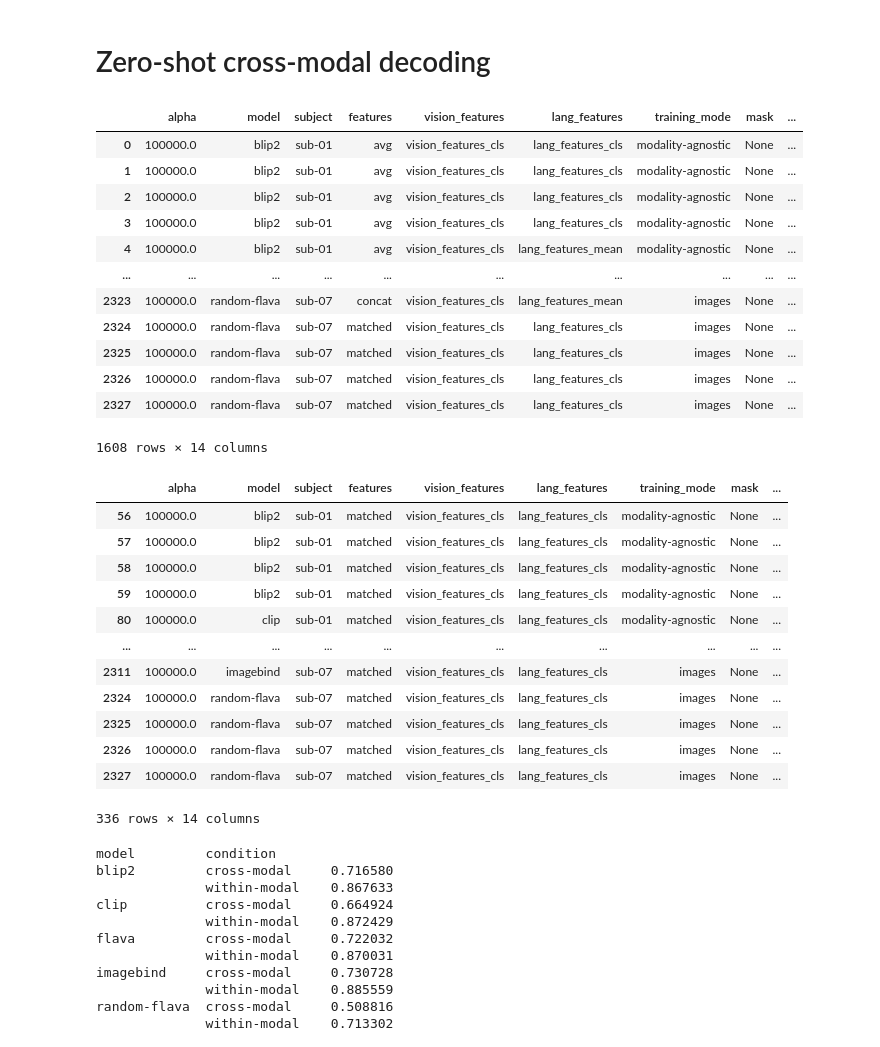
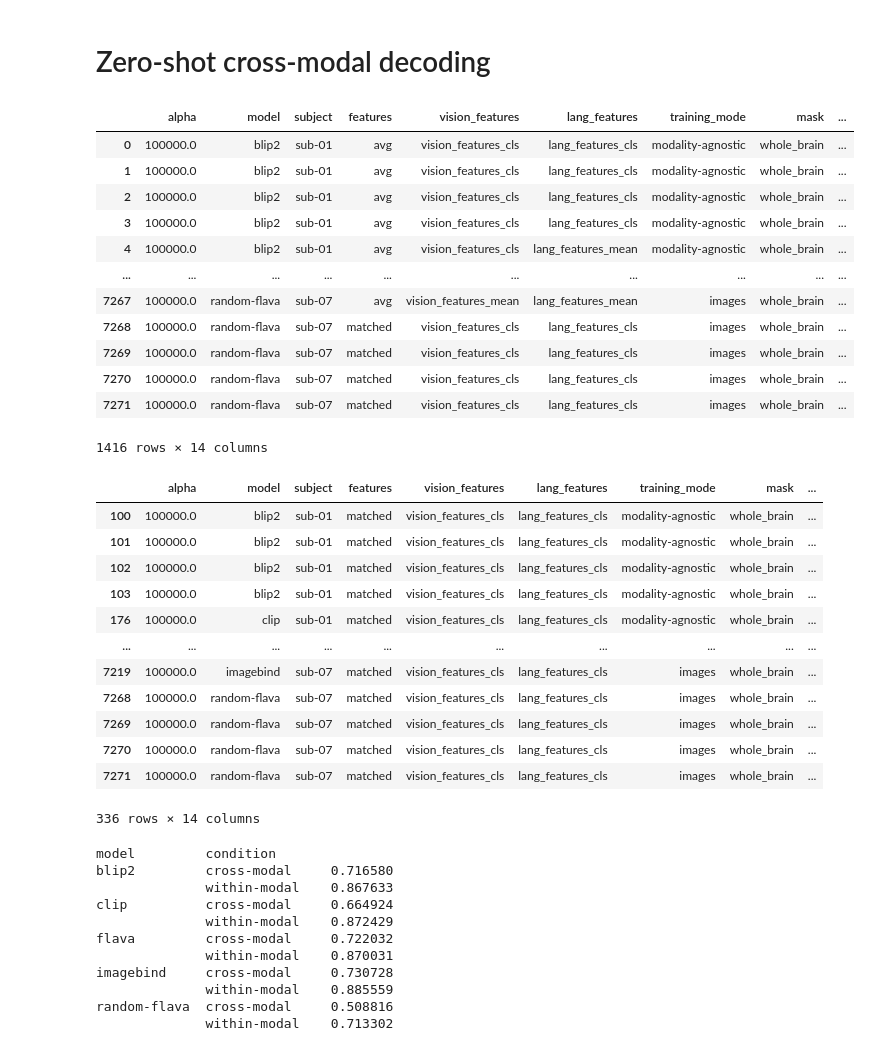
Before and after one commit to mitjanikolaus/multimodal_decoding, a Jupyter notebook: notebooks/zero_shot_cross_modal_decoding.ipynb, the cells around one changed output. Cells and saved outputs as stored; diff of their text form; code cells hidden in the pictures.

```diff
--- a/notebooks/zero_shot_cross_modal_decoding.ipynb
+++ b/notebooks/zero_shot_cross_modal_decoding.ipynb
@@ -18,28 +18,28 @@ from notebook_utils import add_avg_subject, create_result_graph, plot_metric_cat
 # Zero-shot cross-modal decoding
 # %%
 models = ["random-flava", "clip", "flava", "imagebind", "blip2"]
-all_data = load_results_data(models)
+all_data = load_results_data(models, recompute_acc_scores=False)
 # %%
 data_models = all_data.copy()
 
-data_models = data_models[pd.isna(data_models["mask"])]
+data_models = data_models[data_models["mask"] == "whole_brain"]
 data_models = data_models[data_models.surface == False]
 
 data_models
 # %% [output]
 |  | alpha | model | subject | features | vision_features | lang_features | training_mode | mask | ... |
-| 0 | 100000.0 | blip2 | sub-01 | avg | vision_features_cls | lang_features_cls | modality-agnostic | None | ... |
-| 1 | 100000.0 | blip2 | sub-01 | avg | vision_features_cls | lang_features_cls | modality-agnostic | None | ... |
-| 2 | 100000.0 | blip2 | sub-01 | avg | vision_features_cls | lang_features_cls | modality-agnostic | None | ... |
-| 3 | 100000.0 | blip2 | sub-01 | avg | vision_features_cls | lang_features_cls | modality-agnostic | None | ... |
-| 4 | 100000.0 | blip2 | sub-01 | avg | vision_features_cls | lang_features_mean | modality-agnostic | None | ... |
+| 0 | 100000.0 | blip2 | sub-01 | avg | vision_features_cls | lang_features_cls | modality-agnostic | whole_brain | ... |
+| 1 | 100000.0 | blip2 | sub-01 | avg | vision_features_cls | lang_features_cls | modality-agnostic | whole_brain | ... |
+| 2 | 100000.0 | blip2 | sub-01 | avg | vision_features_cls | lang_features_cls | modality-agnostic | whole_brain | ... |
+| 3 | 100000.0 | blip2 | sub-01 | avg | vision_features_cls | lang_features_cls | modality-agnostic | whole_brain | ... |
+| 4 | 100000.0 | blip2 | sub-01 | avg | vision_features_cls | lang_features_mean | modality-agnostic | whole_brain | ... |
 | ... | ... | ... | ... | ... | ... | ... | ... | ... | ... |
-| 2323 | 100000.0 | random-flava | sub-07 | concat | vision_features_cls | lang_features_mean | images | None | ... |
-| 2324 | 100000.0 | random-flava | sub-07 | matched | vision_features_cls | lang_features_cls | images | None | ... |
-| 2325 | 100000.0 | random-flava | sub-07 | matched | vision_features_cls | lang_features_cls | images | None | ... |
-| 2326 | 100000.0 | random-flava | sub-07 | matched | vision_features_cls | lang_features_cls | images | None | ... |
-| 2327 | 100000.0 | random-flava | sub-07 | matched | vision_features_cls | lang_features_cls | images | None | ... |
+| 7267 | 100000.0 | random-flava | sub-07 | avg | vision_features_mean | lang_features_mean | images | whole_brain | ... |
+| 7268 | 100000.0 | random-flava | sub-07 | matched | vision_features_cls | lang_features_cls | images | whole_brain | ... |
+| 7269 | 100000.0 | random-flava | sub-07 | matched | vision_features_cls | lang_features_cls | images | whole_brain | ... |
+| 7270 | 100000.0 | random-flava | sub-07 | matched | vision_features_cls | lang_features_cls | images | whole_brain | ... |
+| 7271 | 100000.0 | random-flava | sub-07 | matched | vision_features_cls | lang_features_cls | images | whole_brain | ... |
-1608 rows × 14 columns
+1416 rows × 14 columns
 # %%
 data_cls_feats = data_models.copy()
 for model in all_data.model.unique():
@@ -49,17 +49,17 @@ data_matched_feats = data_cls_feats[data_cls_feats.features == "matched"]
 data_matched_feats
 # %% [output]
 |  | alpha | model | subject | features | vision_features | lang_features | training_mode | mask | ... |
-| 56 | 100000.0 | blip2 | sub-01 | matched | vision_features_cls | lang_features_cls | modality-agnostic | None | ... |
-| 57 | 100000.0 | blip2 | sub-01 | matched | vision_features_cls | lang_features_cls | modality-agnostic | None | ... |
-| 58 | 100000.0 | blip2 | sub-01 | matched | vision_features_cls | lang_features_cls | modality-agnostic | None | ... |
-| 59 | 100000.0 | blip2 | sub-01 | matched | vision_features_cls | lang_features_cls | modality-agnostic | None | ... |
-| 80 | 100000.0 | clip | sub-01 | matched | vision_features_cls | lang_features_cls | modality-agnostic | None | ... |
+| 100 | 100000.0 | blip2 | sub-01 | matched | vision_features_cls | lang_features_cls | modality-agnostic | whole_brain | ... |
+| 101 | 100000.0 | blip2 | sub-01 | matched | vision_features_cls | lang_features_cls | modality-agnostic | whole_brain | ... |
+| 102 | 100000.0 | blip2 | sub-01 | matched | vision_features_cls | lang_features_cls | modality-agnostic | whole_brain | ... |
+| 103 | 100000.0 | blip2 | sub-01 | matched | vision_features_cls | lang_features_cls | modality-agnostic | whole_brain | ... |
+| 176 | 100000.0 | clip | sub-01 | matched | vision_features_cls | lang_features_cls | modality-agnostic | whole_brain | ... |
 | ... | ... | ... | ... | ... | ... | ... | ... | ... | ... |
-| 2311 | 100000.0 | imagebind | sub-07 | matched | vision_features_cls | lang_features_cls | images | None | ... |
-| 2324 | 100000.0 | random-flava | sub-07 | matched | vision_features_cls | lang_features_cls | images | None | ... |
-| 2325 | 100000.0 | random-flava | sub-07 | matched | vision_features_cls | lang_features_cls | images | None | ... |
-| 2326 | 100000.0 | random-flava | sub-07 | matched | vision_features_cls | lang_features_cls | images | None | ... |
-| 2327 | 100000.0 | random-flava | sub-07 | matched | vision_features_cls | lang_features_cls | images | None | ... |
+| 7219 | 100000.0 | imagebind | sub-07 | matched | vision_features_cls | lang_features_cls | images | whole_brain | ... |
+| 7268 | 100000.0 | random-flava | sub-07 | matched | vision_features_cls | lang_features_cls | images | whole_brain | ... |
+| 7269 | 100000.0 | random-flava | sub-07 | matched | vision_features_cls | lang_features_cls | images | whole_brain | ... |
+| 7270 | 100000.0 | random-flava | sub-07 | matched | vision_features_cls | lang_features_cls | images | whole_brain | ... |
+| 7271 | 100000.0 | random-flava | sub-07 | matched | vision_features_cls | lang_features_cls | images | whole_brain | ... |
 336 rows × 14 columns
 # %%
 def add_mean_cross_modal_and_within_modal_rows(data):
```
Also changed, not shown: parts of 7 cells of this notebook, 3 other files.
